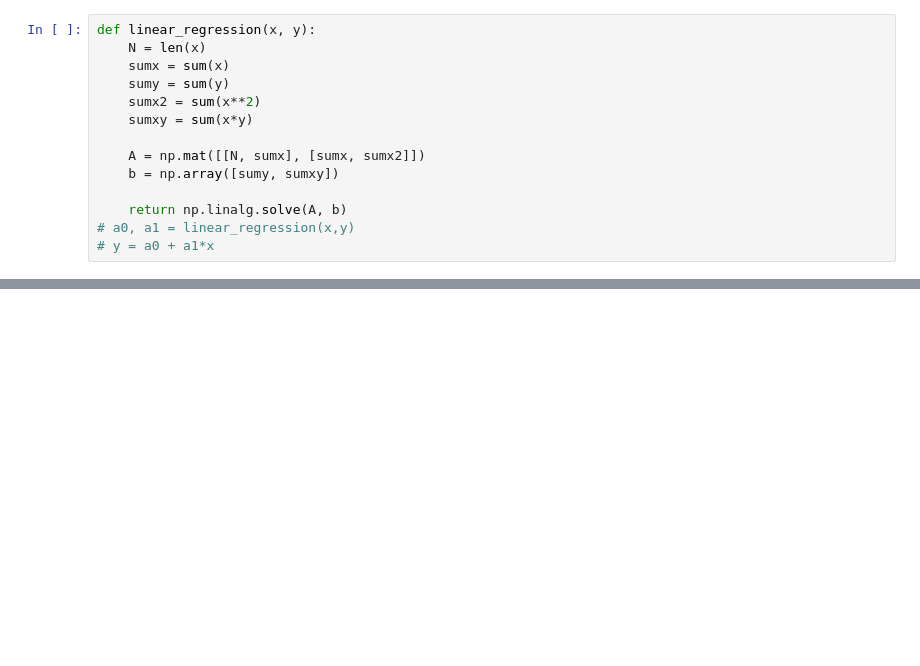
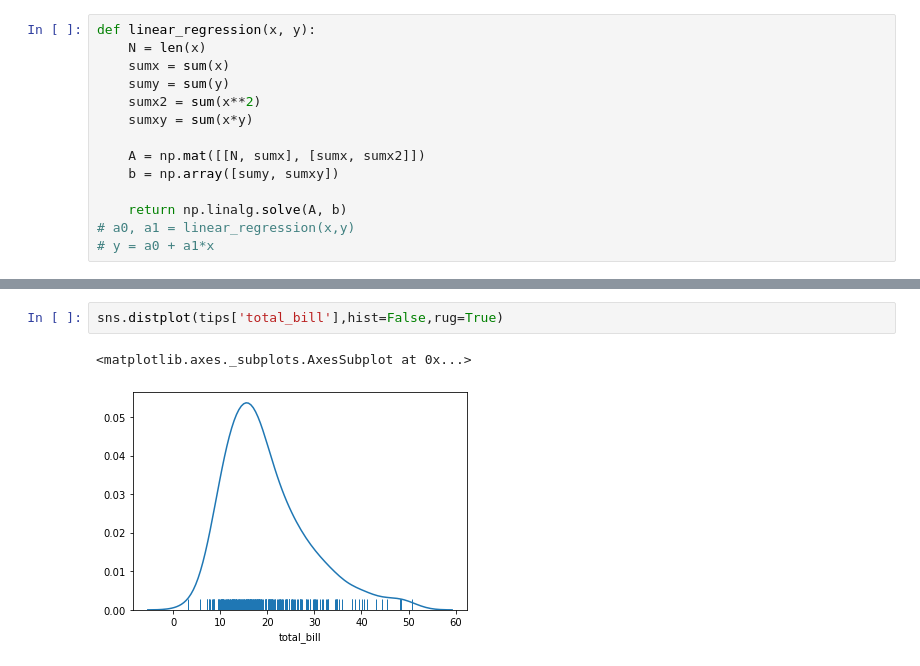
Before and after one commit to SethChloe/improved-train, a Jupyter notebook: mypython/mynotebook.ipynb, the cells around one changed output, grey strips where cells are left out. Cells and saved outputs as stored; diff of their text form; blank space fills up the shorter version.

```diff
--- a/mypython/mynotebook.ipynb
+++ b/mypython/mynotebook.ipynb
@@ -173,0 +191,5 @@ def linear_regression(x, y):
+# %%
+sns.distplot(tips['total_bill'],hist=False,rug=True)
+# %% [output]
+<matplotlib.axes._subplots.AxesSubplot at 0x...>
+[figure, added]
```
Also changed, not shown: parts of 10 cells of this notebook.
